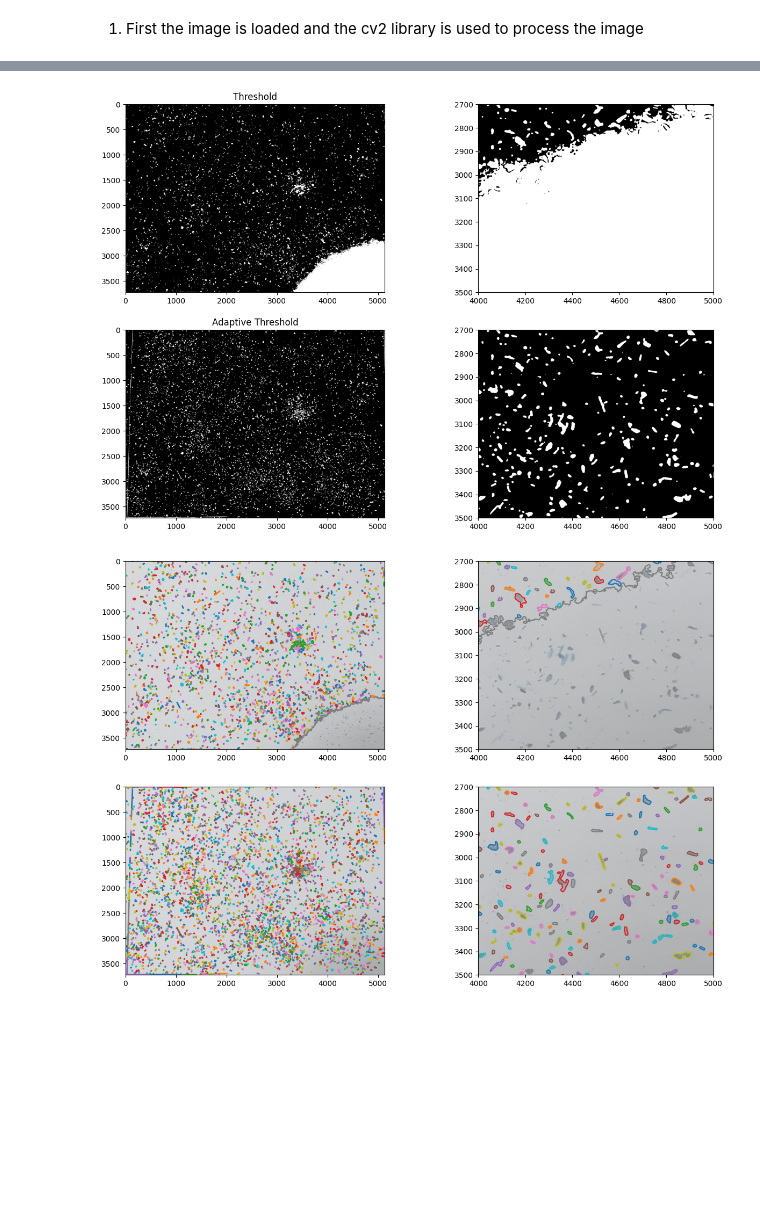
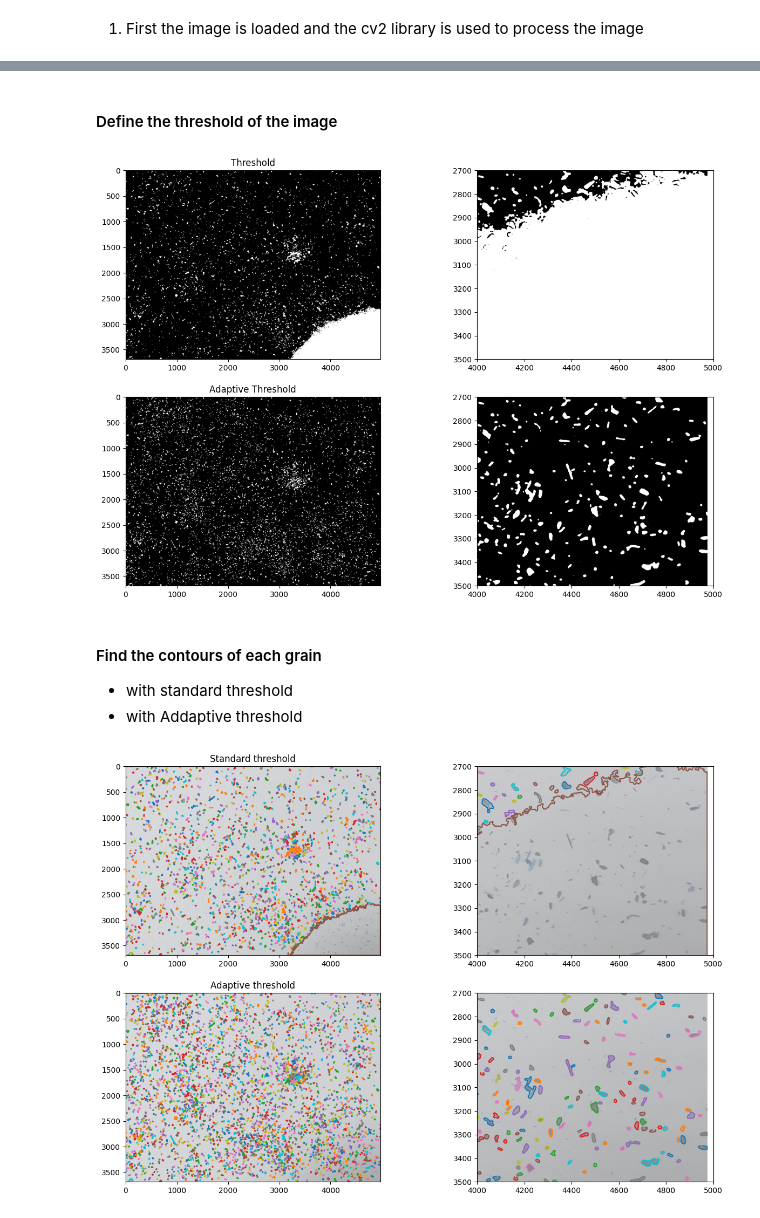
Before and after one commit to joaquinaicrag/UNIBS, a Jupyter notebook: Paper1-YMporousmat/count_grains/extrafine/count_grain.ipynb, the cells around one changed output, grey strips where cells are left out. Cells and saved outputs as stored; diff of their text form; code cells hidden in the pictures; blank space fills up the shorter version.

Commit message:
Extrafine grains code done

```diff
--- a/Paper1-YMporousmat/count_grains/extrafine/count_grain.ipynb
+++ b/Paper1-YMporousmat/count_grains/extrafine/count_grain.ipynb
@@ -58,14 +58,17 @@ plt.show()
+# %% [markdown]
+#### Define the threshold of the image
 # %%
 # Get the pixel resolution in pixels per millimeter (Enter valid values based on your image)
 #pixel_resolution_x = float(input("Enter horizontal pixel resolution (pixels/mm): ")) #2234/100=22.34
 #pixel_resolution_y = float(input("Enter vertical pixel resolution (pixels/mm): "))   #1358/60= 22.62
 
-pixel_resolution_x = 25.6
-pixel_resolution_y = 24.84
+#YM2_extrafine_200x150.jpg (4975x3689 px)
+pixel_resolution_x = 24.8
+pixel_resolution_y = 24.6
 
 # Apply thresholding to segment the sticks from the background
 thresh = cv.threshold(gray_blurred, 100, 255, cv.THRESH_BINARY_INV + cv.THRESH_OTSU)[1]
-thresh2 = cv.adaptiveThreshold(gray_blurred, 255, cv.ADAPTIVE_THRESH_GAUSSIAN_C, cv.THRESH_BINARY_INV, 71,4)
+thresh2 = cv.adaptiveThreshold(gray_blurred, 255, cv.ADAPTIVE_THRESH_GAUSSIAN_C, cv.THRESH_BINARY_INV, 71,4) #Tune this last two numbers (odd values) to make the selection finer of coarser
 
 fig, axx = plt.subplots(2, 2, figsize=(15,10))
 axx[0][0].imshow(cv.cvtColor(thresh, cv.COLOR_BGR2RGB))
@@ -84,36 +87,44 @@ axx[1][1].set_ylim(3500, 2700)
 
 plt.show()
 # %% [output]
-[figure, old version]
+[figure, new version]
+# %% [markdown]
+#### Find the contours of each grain
+
+- with standard threshold
+- with Addaptive threshold
 # %%
 # Find contours of the sticks
+
 contours, hierarchy = cv.findContours(thresh, cv.RETR_EXTERNAL, cv.CHAIN_APPROX_SIMPLE)
 contours2, hierarchy2 = cv.findContours(thresh2, cv.RETR_EXTERNAL, cv.CHAIN_APPROX_SIMPLE)
 
 fig, axx = plt.subplots(2, 2, figsize=(15,10))
 colors = ['r', 'g', 'b', 'y', 'm']
 for i, contour in enumerate(contours):
     area = cv.contourArea(contour)
     if area > 100:  # Only draw valid contours
         x, y = contour[:, :, 0].ravel(), contour[:, :, 1].ravel()
         axx[0][0].plot(x, y)
         axx[0][1].plot(x, y)
 axx[0][0].imshow(img, cmap='viridis', alpha=0.5)  # Overlay original image
+axx[0][0].set_title('Standard threshold')
 axx[0][1].imshow(img, cmap='viridis', alpha=0.5)  # Overlay original image
 axx[0][1].set_xlim(4000, 5000)
 axx[0][1].set_ylim(3500, 2700)
 
 for i, contour in enumerate(contours2):
     area = cv.contourArea(contour)
     if area > 100:  # Only draw valid contours
         x, y = contour[:, :, 0].ravel(), contour[:, :, 1].ravel()
         axx[1][0].plot(x, y)
         axx[1][1].plot(x, y)
 axx[1][0].imshow(img, cmap='viridis', alpha=0.5)  # Overlay original image
+axx[1][0].set_title('Adaptive threshold')
 axx[1][1].imshow(img, cmap='viridis', alpha=0.5)  # Overlay original image
 axx[1][1].set_xlim(4000, 5000)
 axx[1][1].set_ylim(3500, 2700)
 
 plt.show()
 # %% [output]
-[figure, old version]
+[figure, new version]
```
Also changed, not shown: parts of 8 cells of this notebook, 1 other file.
